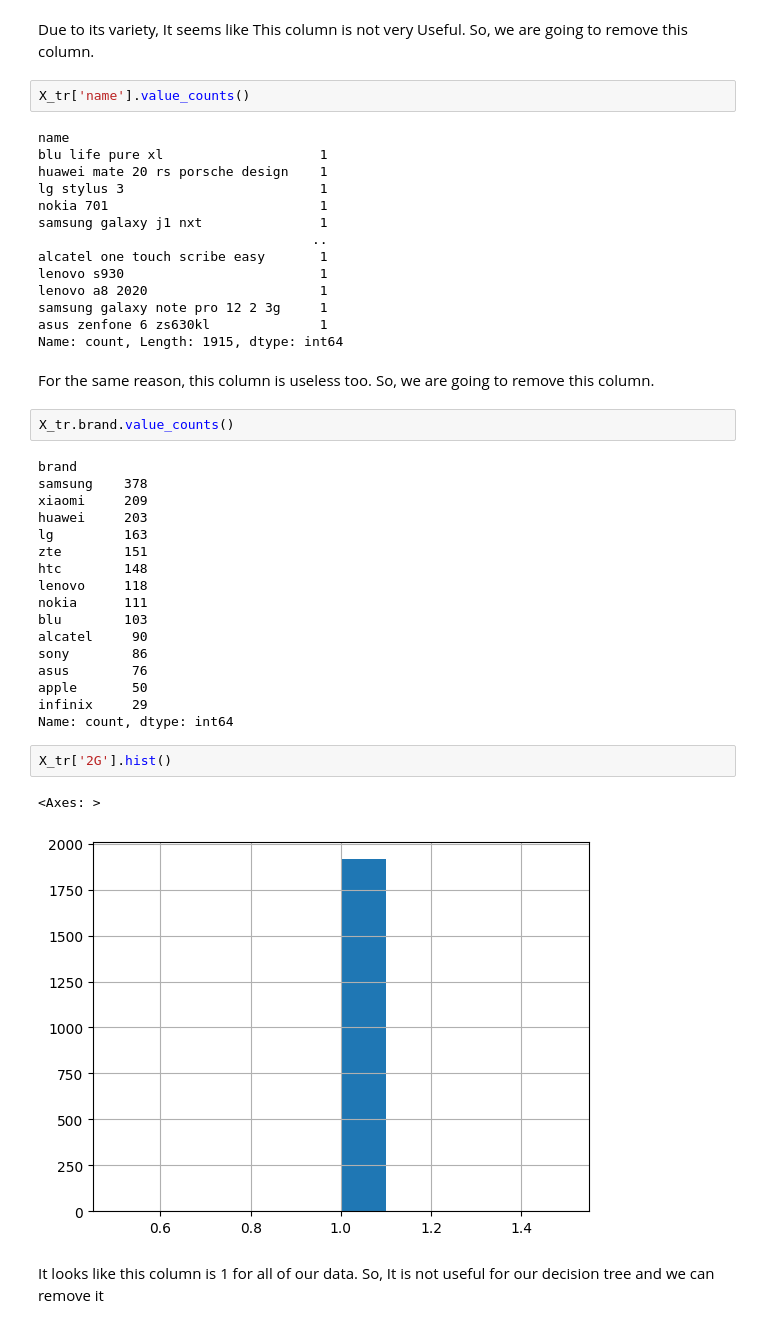
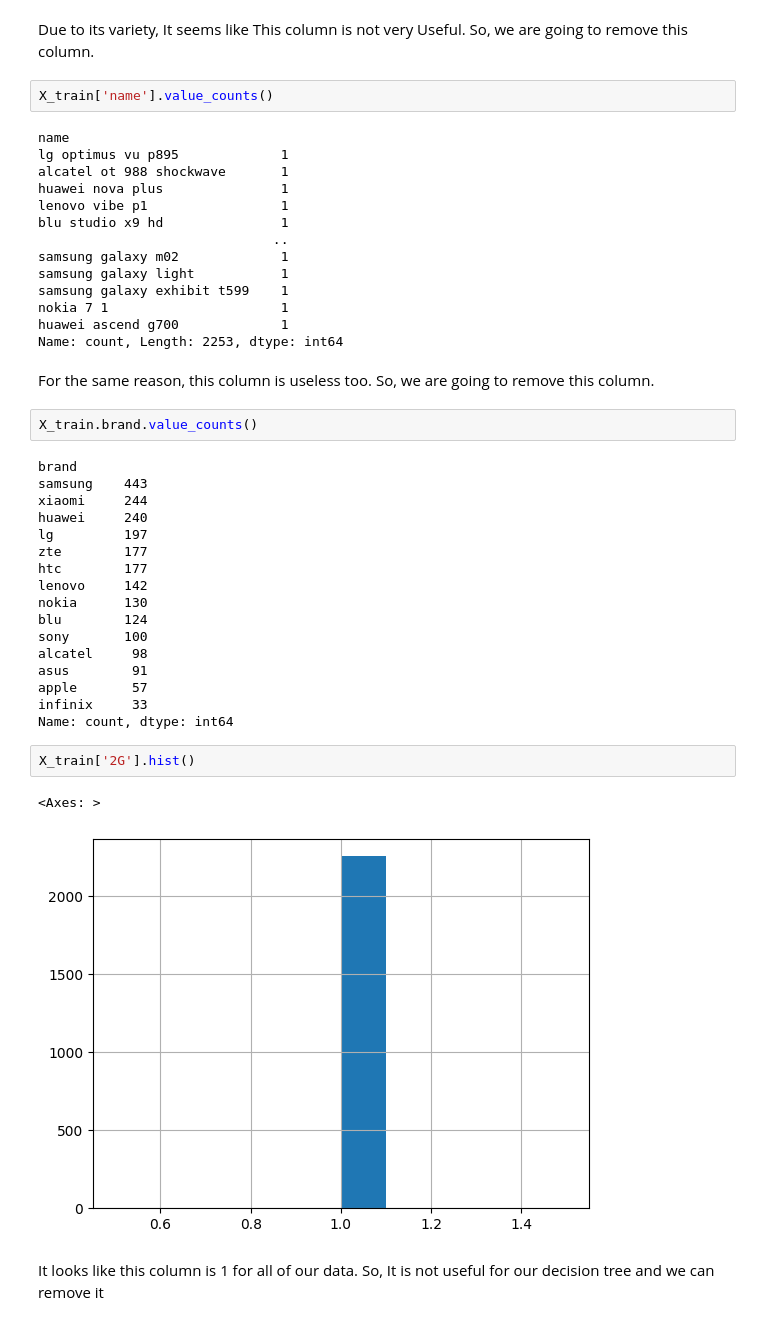
Before and after one commit to ahmadjalali73/OS-Price-Prediction, a Jupyter notebook: price_prediction/price_pred_cleaning.ipynb, the cells around one changed output. Saved outputs shown, nothing was run; the diff lists cells and outputs as text.

```diff
--- a/price_prediction/price_pred_cleaning.ipynb
+++ b/price_prediction/price_pred_cleaning.ipynb
@@ -116,47 +114,47 @@ Name: count, Length: 1915, dtype: int64
 # %% [markdown]
 Due to its variety, It seems like This column is not very Useful. So, we are going to remove this column.
 # %%
-X_tr['name'].value_counts()
+X_train['name'].value_counts()
 # %% [output]
 name
-blu life pure xl                    1
-huawei mate 20 rs porsche design    1
-lg stylus 3                         1
-nokia 701                           1
-samsung galaxy j1 nxt               1
-                                   ..
-alcatel one touch scribe easy       1
-lenovo s930                         1
-lenovo a8 2020                      1
-samsung galaxy note pro 12 2 3g     1
-asus zenfone 6 zs630kl              1
-Name: count, Length: 1915, dtype: int64
+lg optimus vu p895             1
+alcatel ot 988 shockwave       1
+huawei nova plus               1
+lenovo vibe p1                 1
+blu studio x9 hd               1
+                              ..
+samsung galaxy m02             1
+samsung galaxy light           1
+samsung galaxy exhibit t599    1
+nokia 7 1                      1
+huawei ascend g700             1
+Name: count, Length: 2253, dtype: int64
 # %% [markdown]
 For the same reason, this column is useless too. So, we are going to remove this column.
 # %%
-X_tr.brand.value_counts()
+X_train.brand.value_counts()
 # %% [output]
 brand
-samsung    378
-xiaomi     209
-huawei     203
-lg         163
-zte        151
-htc        148
-lenovo     118
-nokia      111
-blu        103
-alcatel     90
-sony        86
-asus        76
-apple       50
-infinix     29
+samsung    443
+xiaomi     244
+huawei     240
+lg         197
+zte        177
+htc        177
+lenovo     142
+nokia      130
+blu        124
+sony       100
+alcatel     98
+asus        91
+apple       57
+infinix     33
 Name: count, dtype: int64
 # %%
-X_tr['2G'].hist()
+X_train['2G'].hist()
 # %% [output]
 <Axes: >
-[figure, old version]
+[figure, new version]
 # %% [markdown]
 It looks like this column is 1 for all of our data. So, It is not useful for our decision tree and we can remove it
 # %%
```
Also changed, not shown: parts of 71 cells of this notebook, 3 other files.
